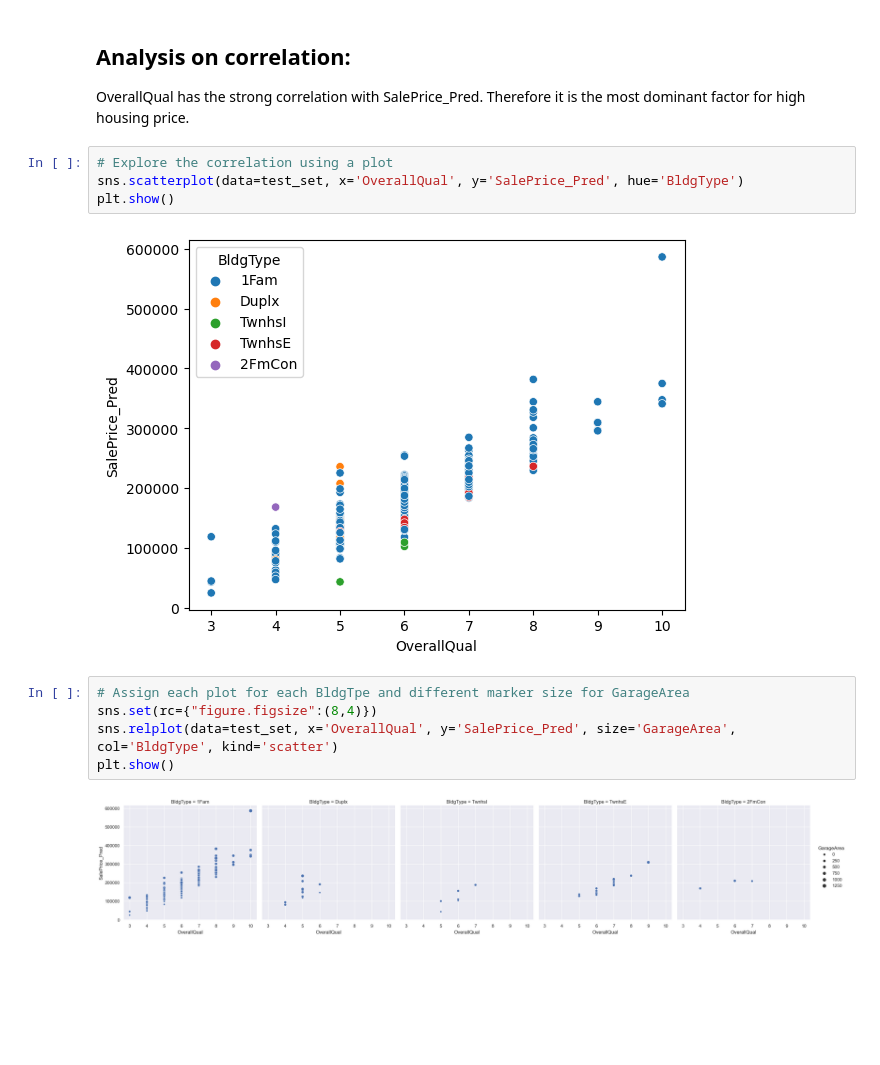
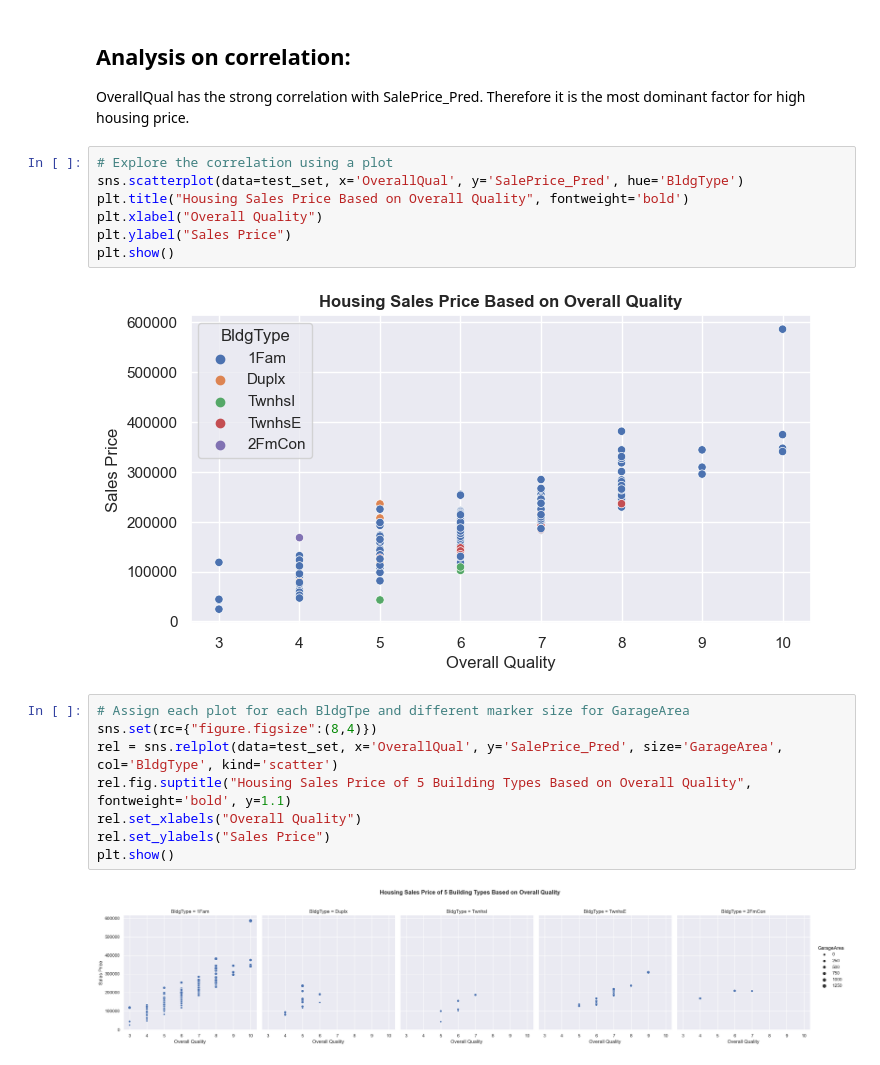
Before and after one commit to NG0159NG/Housing_Price_Prediction, a Jupyter notebook: Housing_Price_Prediction.ipynb, the cells around one changed output. Cells and saved outputs as stored; diff of their text form; blank space fills up the shorter version.

Commit message:
Updated visualization plot title and labels

```diff
--- a/Housing_Price_Prediction.ipynb
+++ b/Housing_Price_Prediction.ipynb
@@ -224,13 +224,19 @@ OverallQual has the strong correlation with SalePrice_Pred. Therefore it is the
 # %%
 # Explore the correlation using a plot
 sns.scatterplot(data=test_set, x='OverallQual', y='SalePrice_Pred', hue='BldgType')
+plt.title("Housing Sales Price Based on Overall Quality", fontweight='bold')
+plt.xlabel("Overall Quality")
+plt.ylabel("Sales Price")
 plt.show()
 # %% [output]
-[figure, old version]
+[figure, new version]
 # %%
 # Assign each plot for each BldgTpe and different marker size for GarageArea
 sns.set(rc={"figure.figsize":(8,4)})
-sns.relplot(data=test_set, x='OverallQual', y='SalePrice_Pred', size='GarageArea', col='BldgType', kind='scatter')
+rel = sns.relplot(data=test_set, x='OverallQual', y='SalePrice_Pred', size='GarageArea', col='BldgType', kind='scatter')
+rel.fig.suptitle("Housing Sales Price of 5 Building Types Based on Overall Quality", fontweight='bold', y=1.1)
+rel.set_xlabels("Overall Quality")
+rel.set_ylabels("Sales Price")
 plt.show()
 # %% [output]
-[figure, old version]
+[figure, new version]
```
Also changed, not shown: parts of 1 cell of this notebook.
